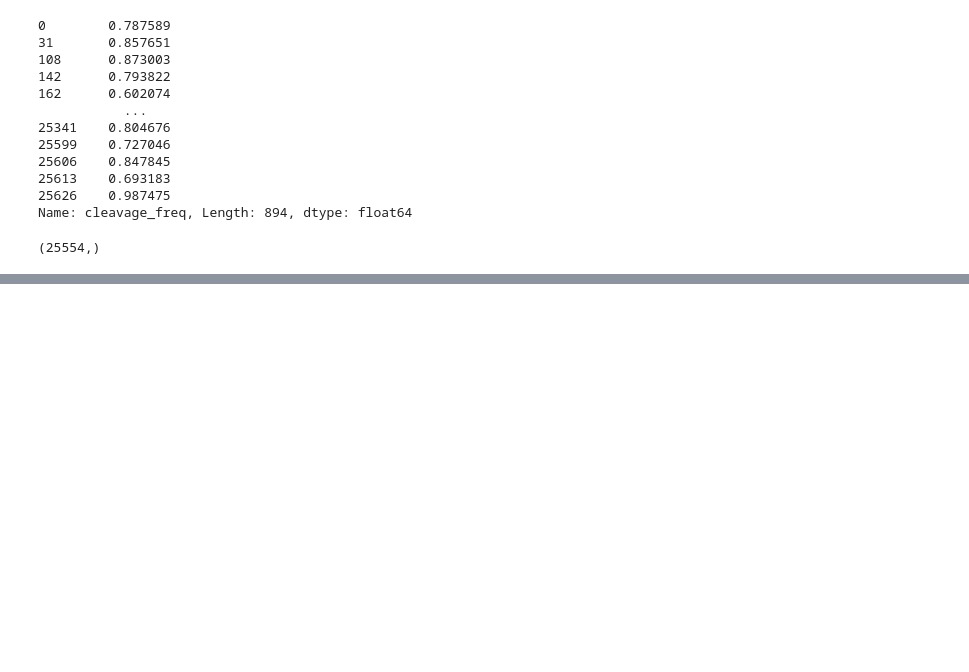
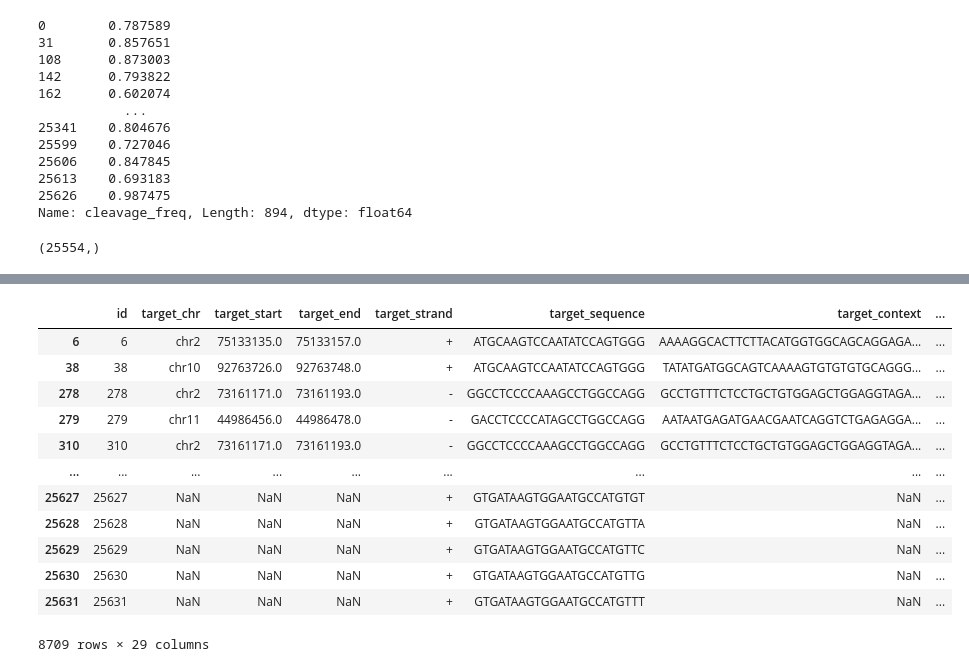
Before and after one commit to meganhfowler/CRISPR-Project, a Jupyter notebook: notebooks/Data Viz.ipynb, the cells around one changed output, grey strips where cells are left out. Cells and saved outputs as stored; diff of their text form; code cells hidden in the pictures; blank space fills up the shorter version.

```diff
--- a/notebooks/Data Viz.ipynb
+++ b/notebooks/Data Viz.ipynb
@@ -203,2 +216,19 @@ dups = raw_data[raw_data.duplicated(subset=["target_sequence", "grna_target_sequ
+# %%
+dups = raw_data[raw_data.duplicated(subset=["target_sequence", "grna_target_sequence", "study_name"], keep = False)]
+dups
+# %% [output]
+|  | id | target_chr | target_start | target_end | target_strand | target_sequence | target_context | ... |
+| 6 | 6 | chr2 | 75133135.0 | 75133157.0 | + | ATGCAAGTCCAATATCCAGTGGG | AAAAGGCACTTCTTACATGGTGGCAGCAGGAGA... | ... |
+| 38 | 38 | chr10 | 92763726.0 | 92763748.0 | + | ATGCAAGTCCAATATCCAGTGGG | TATATGATGGCAGTCAAAAGTGTGTGTGCAGGG... | ... |
+| 278 | 278 | chr2 | 73161171.0 | 73161193.0 | - | GGCCTCCCCAAAGCCTGGCCAGG | GCCTGTTTCTCCTGCTGTGGAGCTGGAGGTAGA... | ... |
+| 279 | 279 | chr11 | 44986456.0 | 44986478.0 | - | GACCTCCCCATAGCCTGGCCAGG | AATAATGAGATGAACGAATCAGGTCTGAGAGGA... | ... |
+| 310 | 310 | chr2 | 73161171.0 | 73161193.0 | - | GGCCTCCCCAAAGCCTGGCCAGG | GCCTGTTTCTCCTGCTGTGGAGCTGGAGGTAGA... | ... |
+| ... | ... | ... | ... | ... | ... | ... | ... | ... |
+| 25627 | 25627 | NaN | NaN | NaN | + | GTGATAAGTGGAATGCCATGTGT | NaN | ... |
+| 25628 | 25628 | NaN | NaN | NaN | + | GTGATAAGTGGAATGCCATGTTA | NaN | ... |
+| 25629 | 25629 | NaN | NaN | NaN | + | GTGATAAGTGGAATGCCATGTTC | NaN | ... |
+| 25630 | 25630 | NaN | NaN | NaN | + | GTGATAAGTGGAATGCCATGTTG | NaN | ... |
+| 25631 | 25631 | NaN | NaN | NaN | + | GTGATAAGTGGAATGCCATGTTT | NaN | ... |
+8709 rows × 29 columns
 # %%
 dups.to_csv("../data/duplicates.csv")
```
Also changed, not shown: parts of 7 cells of this notebook, 25 other files.
